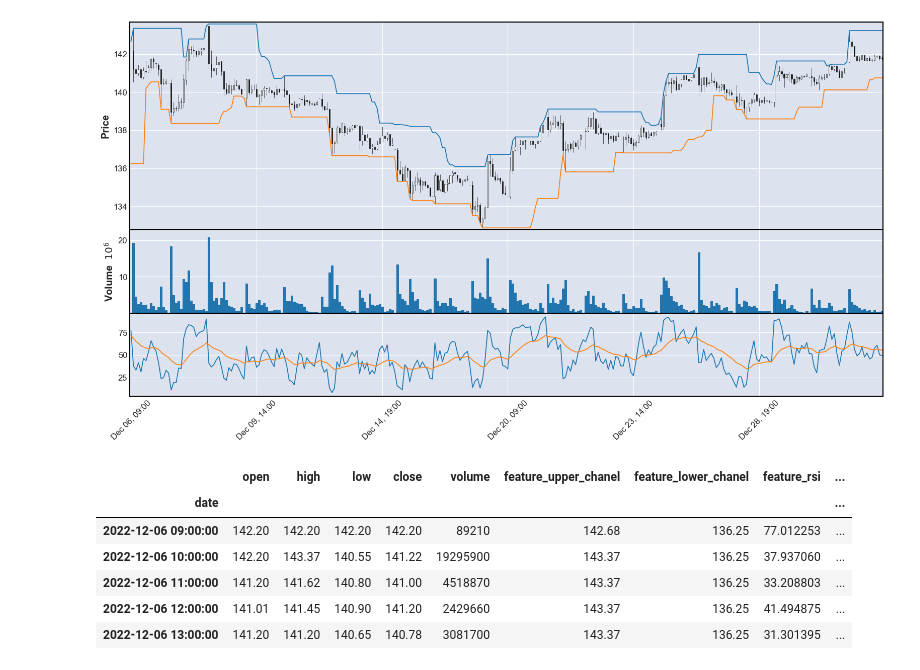
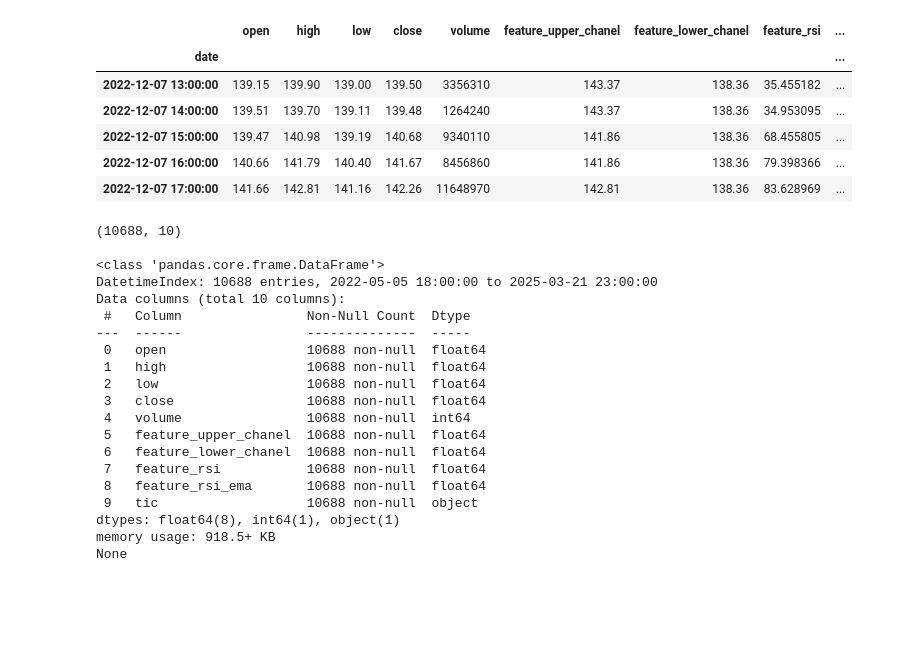
Before and after one commit to eilyich/alqotrading_beta, a Jupyter notebook: development_custom_env.ipynb, the cells around one changed output. Saved outputs shown, nothing was run; the diff lists cells and outputs as text; code cells hidden in the pictures; blank space fills up the shorter version.

```diff
--- a/development_custom_env.ipynb
+++ b/development_custom_env.ipynb
@@ -118,20 +104,46 @@ def calc_rsi(over: pd.Series, fn_roll: Callable) -> pd.Series:
 
 df['feature_rsi'] = calc_rsi(df['close'], lambda s: s.ewm(span=rsi_lenght).mean())
 df['feature_rsi_ema'] = df['feature_rsi'].ewm(span=ema_lenght).mean()
+df['tic'] = 'SBER'
+df = df.dropna()
 # %%
 df_sample_for_plot = df.iloc[1800:2100]
 
-apdict = [mpf.make_addplot(df_sample_for_plot[['feature_upper_chanel', 'feature_lower_chanel']]), mpf.make_addplot(df_sample_for_plot[['feature_rsi', 'feature_rsi_ema']], panel=2)]
-mpf.plot(df_sample_for_plot, type='candle', addplot=apdict, figratio=(14, 7), show_nontrading=False, volume=True, tight_layout=True,figscale=1.5)
+# apdict = [mpf.make_addplot(df_sample_for_plot[['feature_upper_chanel', 'feature_lower_chanel']]), mpf.make_addplot(df_sample_for_plot[['feature_rsi', 'feature_rsi_ema']], panel=2)]
+# mpf.plot(df_sample_for_plot, type='candle', addplot=apdict, figratio=(14, 7), show_nontrading=False, volume=True, tight_layout=True,figscale=1.5)
+
+# plt.show()
+# plt.close()
-# %% [output]
-[figure, removed]
-# %%
-df_sample_for_plot.head()
-# %% [output]
-|  | open | high | low | close | volume | feature_upper_chanel | feature_lower_chanel | feature_rsi | ... |
-| date |  |  |  |  |  |  |  |  | ... |
-| 2022-12-06 09:00:00 | 142.20 | 142.20 | 142.20 | 142.20 | 89210 | 142.68 | 136.25 | 77.012253 | ... |
-| 2022-12-06 10:00:00 | 142.20 | 143.37 | 140.55 | 141.22 | 19295900 | 143.37 | 136.25 | 37.937060 | ... |
-| 2022-12-06 11:00:00 | 141.20 | 141.62 | 140.80 | 141.00 | 4518870 | 143.37 | 136.25 | 33.208803 | ... |
-| 2022-12-06 12:00:00 | 141.01 | 141.45 | 140.90 | 141.20 | 2429660 | 143.37 | 136.25 | 41.494875 | ... |
-| 2022-12-06 13:00:00 | 141.20 | 141.20 | 140.65 | 140.78 | 3081700 | 143.37 | 136.25 | 31.301395 | ... |
+# %%
+display(df_sample_for_plot.head())
+print(df.shape)
+print()
+print(df.info())
+# %% [output]
+|  | open | high | low | close | volume | feature_upper_chanel | feature_lower_chanel | feature_rsi | ... |
+| date |  |  |  |  |  |  |  |  | ... |
+| 2022-12-07 13:00:00 | 139.15 | 139.90 | 139.00 | 139.50 | 3356310 | 143.37 | 138.36 | 35.455182 | ... |
+| 2022-12-07 14:00:00 | 139.51 | 139.70 | 139.11 | 139.48 | 1264240 | 143.37 | 138.36 | 34.953095 | ... |
+| 2022-12-07 15:00:00 | 139.47 | 140.98 | 139.19 | 140.68 | 9340110 | 141.86 | 138.36 | 68.455805 | ... |
+| 2022-12-07 16:00:00 | 140.66 | 141.79 | 140.40 | 141.67 | 8456860 | 141.86 | 138.36 | 79.398366 | ... |
+| 2022-12-07 17:00:00 | 141.66 | 142.81 | 141.16 | 142.26 | 11648970 | 142.81 | 138.36 | 83.628969 | ... |
+(10688, 10)
+
+<class 'pandas.core.frame.DataFrame'>
+DatetimeIndex: 10688 entries, 2022-05-05 18:00:00 to 2025-03-21 23:00:00
+Data columns (total 10 columns):
+ #   Column                Non-Null Count  Dtype
+---  ------                --------------  -----
+ 0   open                  10688 non-null  float64
+ 1   high                  10688 non-null  float64
+ 2   low                   10688 non-null  float64
+ 3   close                 10688 non-null  float64
+ 4   volume                10688 non-null  int64
+ 5   feature_upper_chanel  10688 non-null  float64
+ 6   feature_lower_chanel  10688 non-null  float64
+ 7   feature_rsi           10688 non-null  float64
+ 8   feature_rsi_ema       10688 non-null  float64
+ 9   tic                   10688 non-null  object
+dtypes: float64(8), int64(1), object(1)
+memory usage: 918.5+ KB
+None
```
Also changed, not shown: parts of 16 cells of this notebook, 1 other file.
